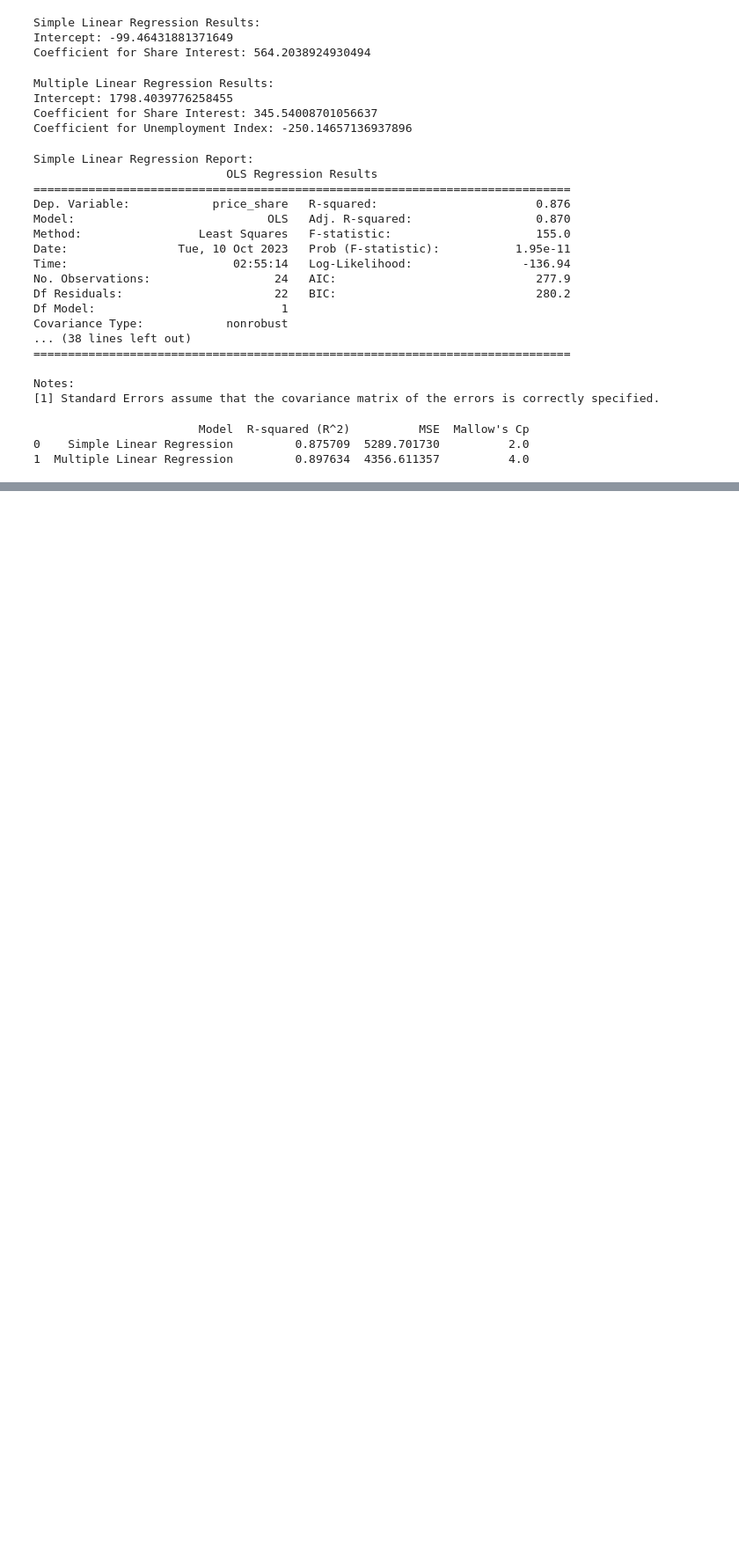
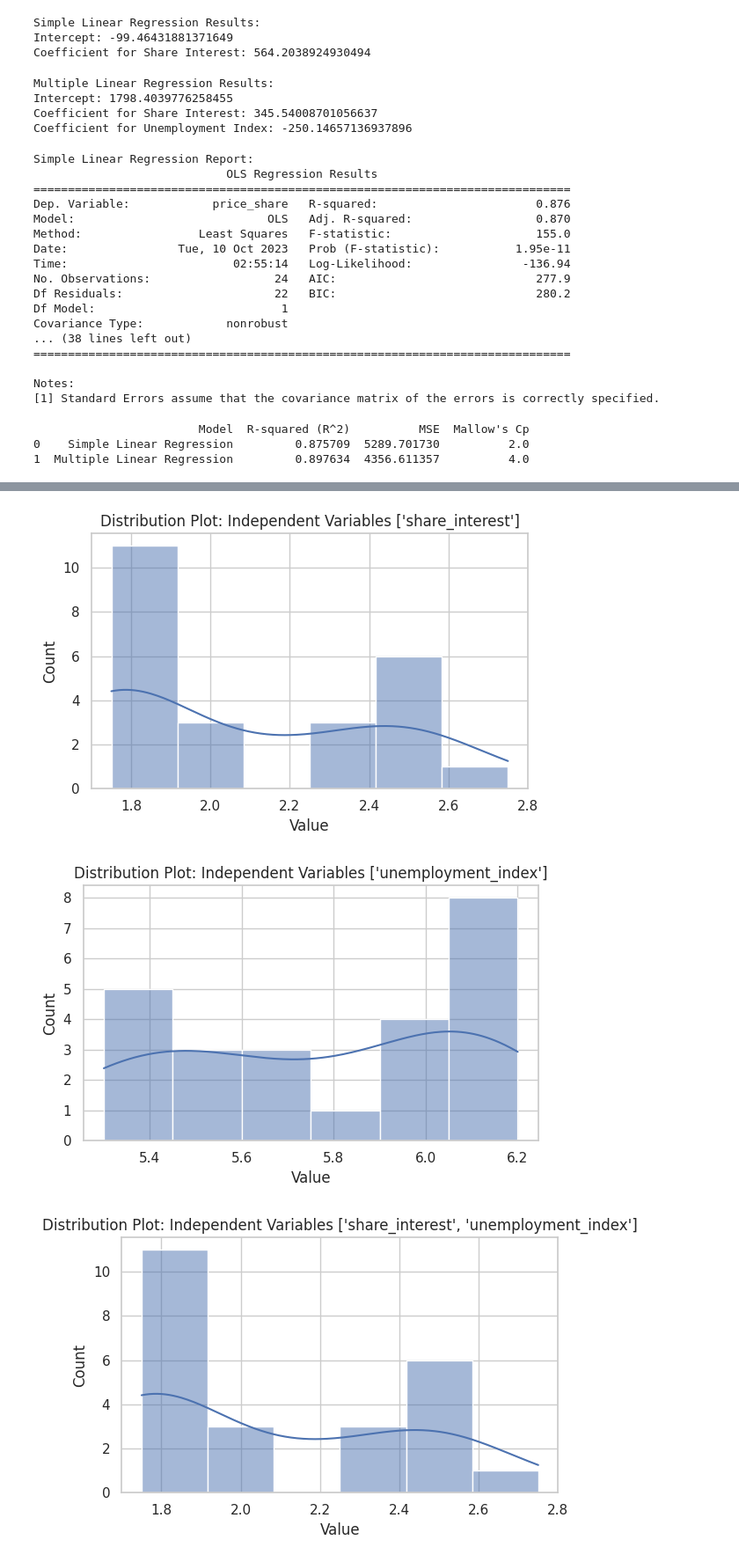
Before and after one commit to Eazlizy/healthcare_company, a Jupyter notebook: onyinyechi_onyemagwam_assignment_2.ipynb, the cells around one changed output, grey strips where cells are left out. Shown at 88% size. Drawn from its saved outputs; the diff is of its cells as text; code cells hidden in the pictures; blank space fills up the shorter version.

```diff
--- a/onyinyechi_onyemagwam_assignment_2.ipynb
+++ b/onyinyechi_onyemagwam_assignment_2.ipynb
@@ -242,0 +316,21 @@ print(summary_df)
+# %%
+import seaborn as sns
+import pandas as pd
+
+independent_variables = [['share_interest'], ['unemployment_index'], ['share_interest', 'unemployment_index']]
+
+for i, iv in enumerate(independent_variables):
+    X = df[iv]
+
+    plt.figure(figsize=(6, 4))
+
+    sns.histplot(data=df, x=iv[0], kde=True)
+    plt.xlabel('Value')
+    plt.title(f'Distribution Plot: Independent Variables {iv}')
+
+    plt.tight_layout()
+    plt.show()
+# %% [output]
+[figure, added]
+[figure, added]
+[figure, added]
```
Also changed, not shown: parts of 4 cells of this notebook.
